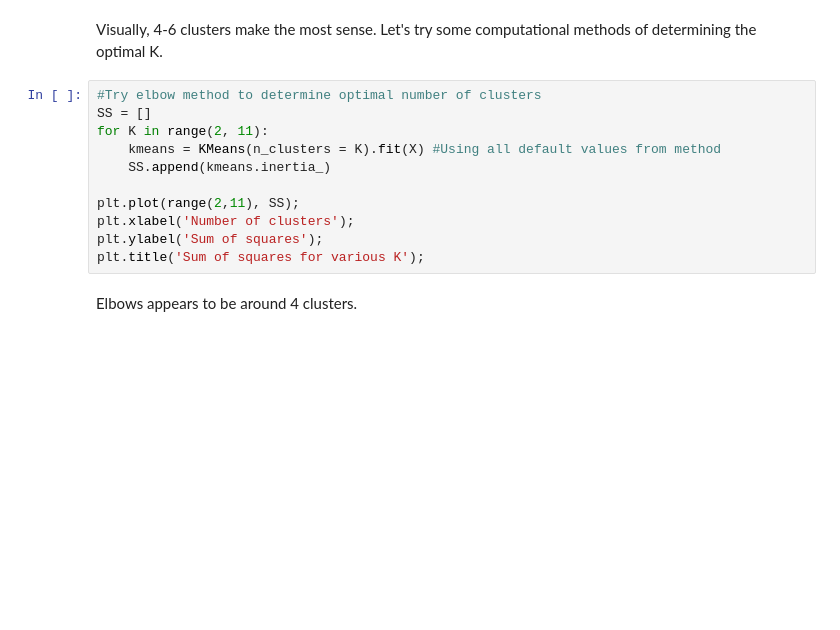
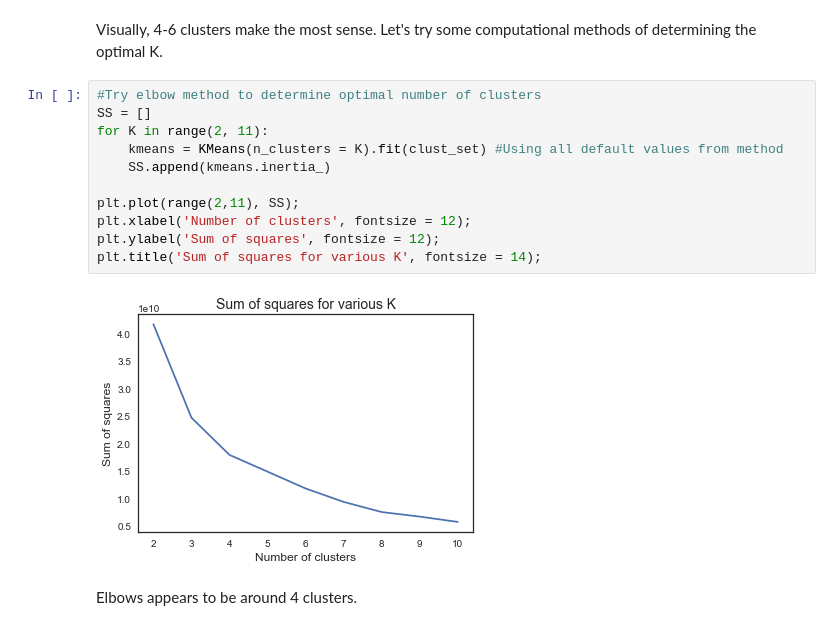
Before and after one commit to mdhanna/Chicago_Pothole_Analysis, a Jupyter notebook: Capstone1_Chicago_Pothole_Analysis.ipynb, the cells around one changed output. Drawn from its saved outputs; the diff is of its cells as text; blank space fills up the shorter version.

```diff
--- a/Capstone1_Chicago_Pothole_Analysis.ipynb
+++ b/Capstone1_Chicago_Pothole_Analysis.ipynb
@@ -1220,14 +1412,16 @@ Visually, 4-6 clusters make the most sense.  Let's try some computational method
 # %%
 #Try elbow method to determine optimal number of clusters
 SS = []
 for K in range(2, 11):
-    kmeans = KMeans(n_clusters = K).fit(X) #Using all default values from method
+    kmeans = KMeans(n_clusters = K).fit(clust_set) #Using all default values from method
     SS.append(kmeans.inertia_)
 
 plt.plot(range(2,11), SS);
-plt.xlabel('Number of clusters');
-plt.ylabel('Sum of squares');
-plt.title('Sum of squares for various K');
+plt.xlabel('Number of clusters', fontsize = 12);
+plt.ylabel('Sum of squares', fontsize = 12);
+plt.title('Sum of squares for various K', fontsize = 14);
+# %% [output]
+[figure, added]
 # %% [markdown]
 Elbows appears to be around 4 clusters.
 # %%
```
Also changed, not shown: parts of 40 cells of this notebook.
